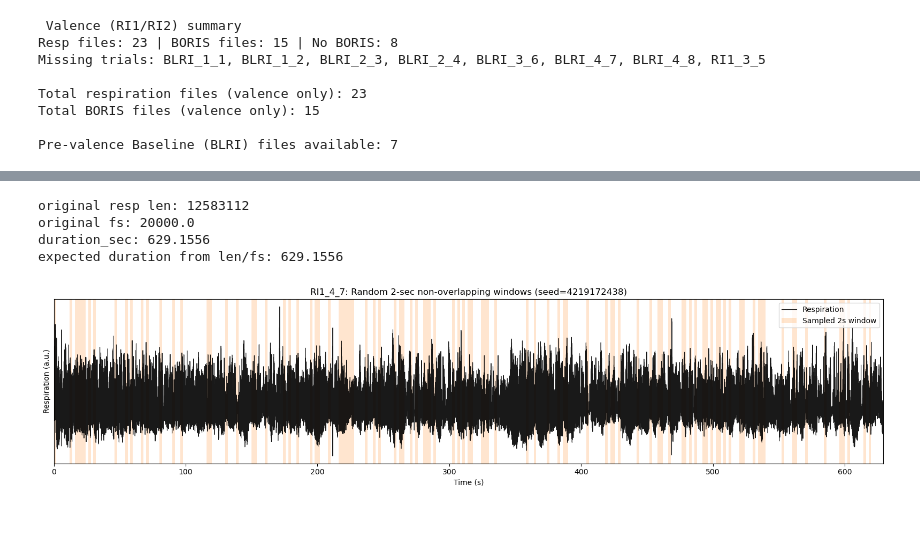
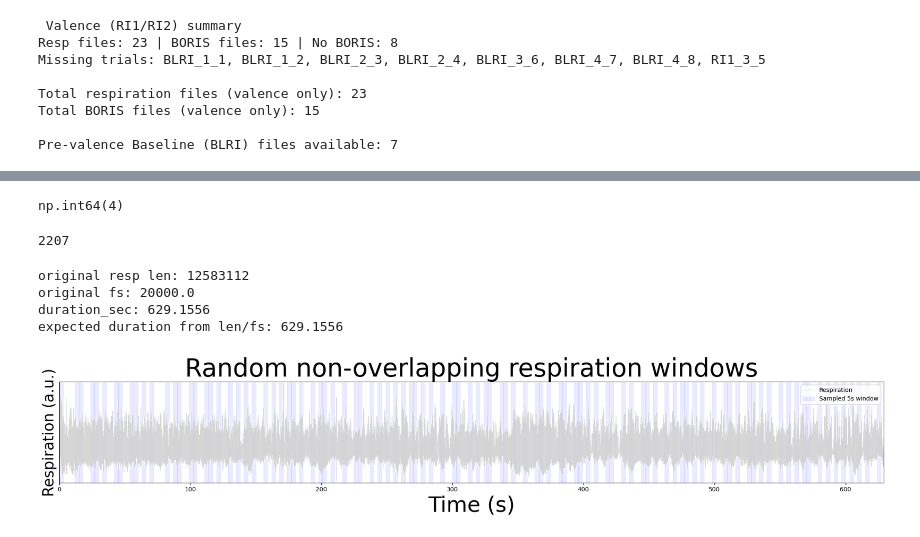
Before and after one commit to padillacoreanolab/respiratory_pilot, a Jupyter notebook: notebooks/thomas_notebooks/resp_classification/feature-extraction-session-5sec.ipynb, the cells around one changed output, grey strips where cells are left out. Saved outputs shown, nothing was run; the diff lists cells and outputs as text; code cells hidden in the pictures.

```diff
--- a/notebooks/thomas_notebooks/resp_classification/feature-extraction-session-5sec.ipynb
+++ b/notebooks/thomas_notebooks/resp_classification/feature-extraction-session-5sec.ipynb
@@ -394 +396,9 @@ window_df.head(23)
+# %%
+window_df['n_breaths'].min()
+# %% [output]
+np.int64(4)
+# %%
+len(window_df)
+# %% [output]
+2207
 # %%
@@ -396,5 +406,5 @@ window_df.to_pickle(r"C:\Users\thoma\Code\ResearchCode\respiratory_pilot\noteboo
 # %%
-# Plot one recording with random 2-sec non-overlapping windows highlighted
+# Plot one recording with random 5-sec non-overlapping windows highlighted
 
 # Use requested trial and seed for reproducible visualization
 trial = "RI1_4_7"
@@ -404,47 +414,56 @@ h5_path = resp_paths_interactions[trial]
 signal, time, fs, meta = load_clean_resp_signal(h5_path, target_rate=400)
 
 # Match your feature-extraction settings
-window_sec = 2.0
+window_sec = 3.0
 n_windows = 100
 random_state = 4219172438
 
 windows = sample_random_nonoverlapping_windows(
     time=time,
     signal=signal,
     window_dur=window_sec,
     n_windows=n_windows,
     seed=random_state,
     allow_partial_if_short=False,
 )
 
-fig, ax = plt.subplots(figsize=(16, 4), facecolor="none")
+fig, ax = plt.subplots(figsize=(20, 4), facecolor="none")
 ax.set_facecolor("none")
-ax.plot(time, signal, color="black", lw=0.8, alpha=0.9, label="Respiration")
+ax.plot(time, signal, color="lightgrey", lw=0.8, alpha=0.9, label="Respiration")
 
-# Shade sampled windows
+# Shade sampled windows with visible outlines
 for i, (start, stop) in enumerate(windows):
     ax.axvspan(
         start,
         stop,
-        color="tab:orange",
-        alpha=0.20,
-        lw=0,
-        label="Sampled 2s window" if i == 0 else None
+        facecolor="blue",
+        edgecolor="blue",
+        alpha=0.08,
+        lw=0.8,
+        label="Sampled 5s window" if i == 0 else None
     )
 
-ax.set_xlabel("Time (s)")
-ax.set_ylabel("Respiration (a.u.)")
+# Only slightly tighten y-limits
+y_min, y_max = signal.min(), signal.max()
+pad = 0.02 * (y_max - y_min)
+ax.set_ylim(y_min - pad, y_max + pad)
+
+ax.set_xlabel("Time (s)", fontsize=36)
+ax.set_ylabel("Respiration (a.u.)", fontsize=25)
 ax.set_yticks([])
-ax.set_title(f"{trial}: Random 2-sec non-overlapping windows (seed={random_state})")
+ax.set_title("Random non-overlapping respiration windows", fontsize=42)
+
 ax.legend(loc="upper right")
 ax.margins(x=0)
+
 fig.patch.set_alpha(0.0)
 ax.patch.set_alpha(0.0)
+
 plt.tight_layout()
 plt.show()
 # %% [output]
 original resp len: 12583112
 original fs: 20000.0
 duration_sec: 629.1556
 expected duration from len/fs: 629.1556
-[figure, old version]
+[figure, new version]
```
Also changed, not shown: parts of 9 cells of this notebook, 26 other files.
